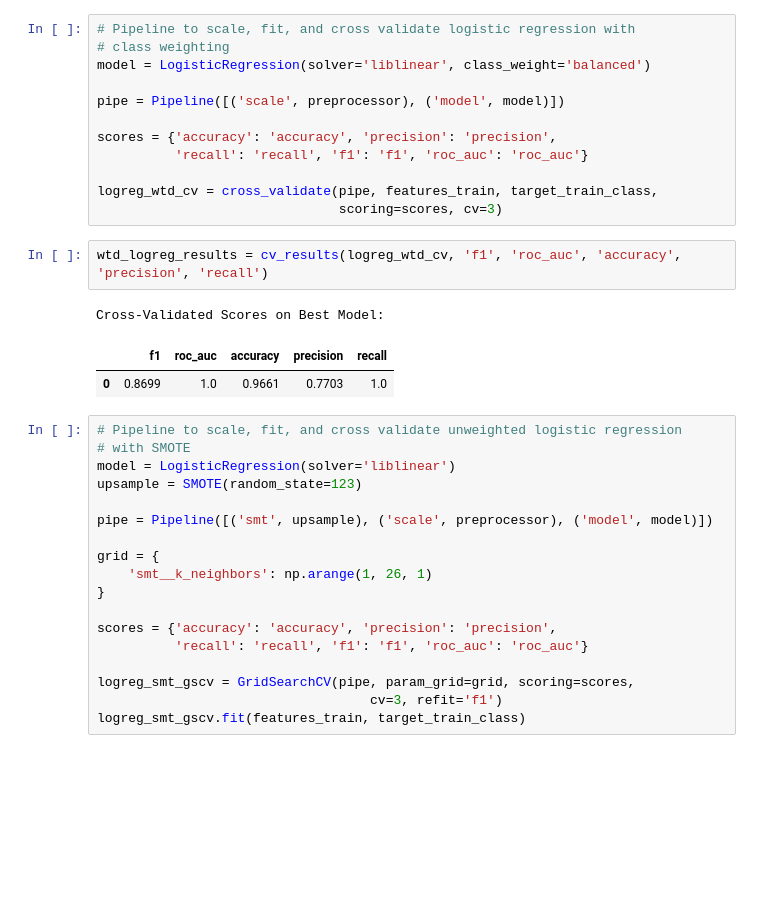
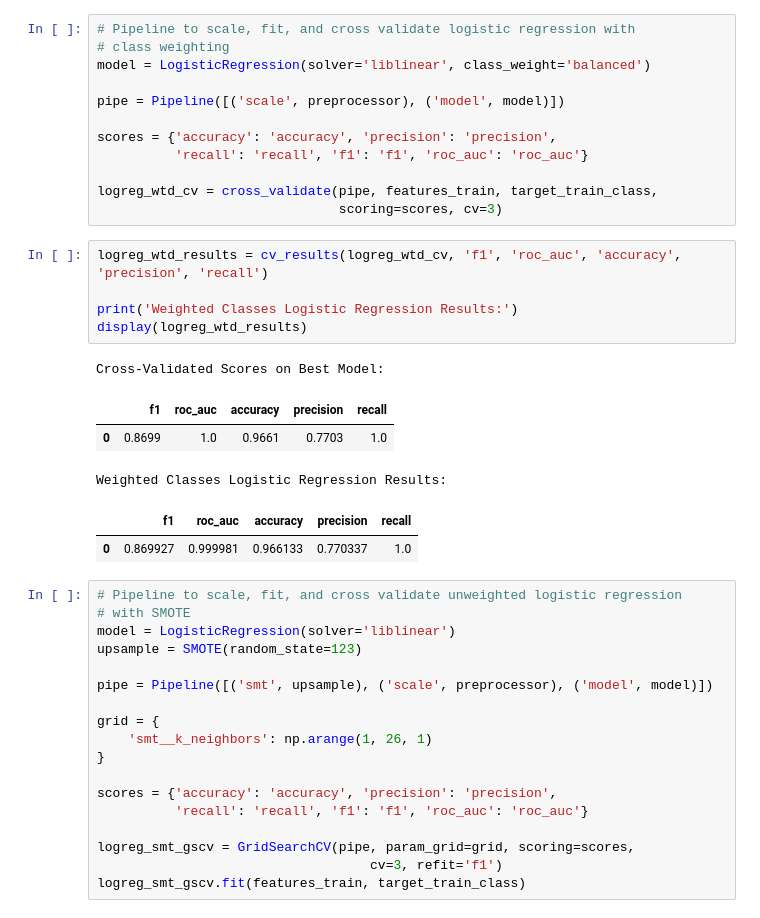
Before and after one commit to kellyshreeve/insurance, a Jupyter notebook: insurance_analysis.ipynb, the cells around one changed output. Cells and saved outputs as stored; diff of their text form; blank space fills up the shorter version.

```diff
--- a/insurance_analysis.ipynb
+++ b/insurance_analysis.ipynb
@@ -524,11 +540,17 @@ scores = {'accuracy': 'accuracy', 'precision': 'precision',
 logreg_wtd_cv = cross_validate(pipe, features_train, target_train_class,
                                scoring=scores, cv=3)
 # %%
-wtd_logreg_results = cv_results(logreg_wtd_cv, 'f1', 'roc_auc', 'accuracy', 'precision', 'recall')
+logreg_wtd_results = cv_results(logreg_wtd_cv, 'f1', 'roc_auc', 'accuracy', 'precision', 'recall')
+
+print('Weighted Classes Logistic Regression Results:')
+display(logreg_wtd_results)
 # %% [output]
 Cross-Validated Scores on Best Model:
 |  | f1 | roc_auc | accuracy | precision | recall |
 | 0 | 0.8699 | 1.0 | 0.9661 | 0.7703 | 1.0 |
+Weighted Classes Logistic Regression Results:
+|  | f1 | roc_auc | accuracy | precision | recall |
+| 0 | 0.869927 | 0.999981 | 0.966133 | 0.770337 | 1.0 |
 # %%
 # Pipeline to scale, fit, and cross validate unweighted logistic regression
 # with SMOTE
```
Also changed, not shown: parts of 28 cells of this notebook.
